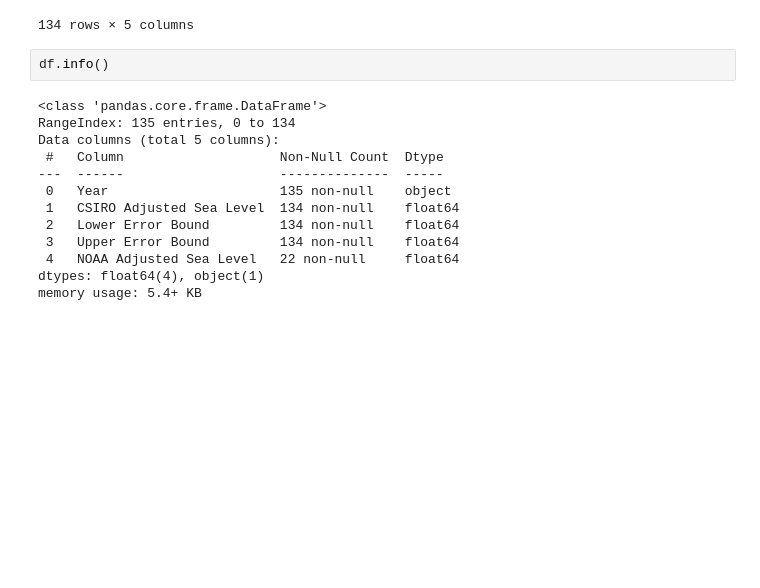
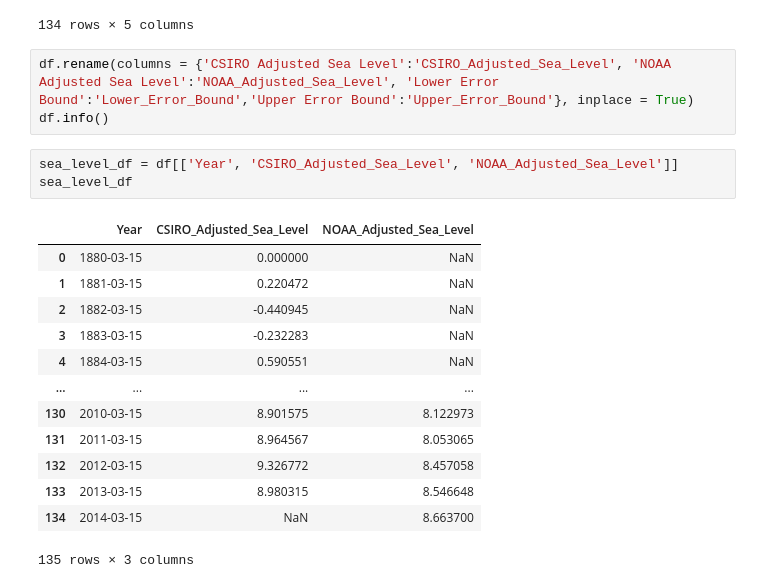
Before and after one commit to ogunsegun/-QHack2023_OGUNTUNNBI-SEGUN, a Jupyter notebook: EG_ABI_DATA_VISUALISATION_COMPETITION_2023.ipynb, the cells around one changed output. Saved outputs shown, nothing was run; the diff lists cells and outputs as text; blank space fills up the shorter version.

```diff
--- a/EG_ABI_DATA_VISUALISATION_COMPETITION_2023.ipynb
+++ b/EG_ABI_DATA_VISUALISATION_COMPETITION_2023.ipynb
@@ -90,18 +129,23 @@ df.head(134)
 | 132 | 2012-03-15 | 9.326772 | 8.992126 | 9.661417 | 8.457058 |
 | 133 | 2013-03-15 | 8.980315 | 8.622047 | 9.338583 | 8.546648 |
 134 rows × 5 columns
-# %%
-df.info()
-# %% [output]
-<class 'pandas.core.frame.DataFrame'>
-RangeIndex: 135 entries, 0 to 134
-Data columns (total 5 columns):
- #   Column                    Non-Null Count  Dtype
----  ------                    --------------  -----
- 0   Year                      135 non-null    object
- 1   CSIRO Adjusted Sea Level  134 non-null    float64
- 2   Lower Error Bound         134 non-null    float64
- 3   Upper Error Bound         134 non-null    float64
- 4   NOAA Adjusted Sea Level   22 non-null     float64
-dtypes: float64(4), object(1)
-memory usage: 5.4+ KB
+# %%
+df.rename(columns = {'CSIRO Adjusted Sea Level':'CSIRO_Adjusted_Sea_Level', 'NOAA Adjusted Sea Level':'NOAA_Adjusted_Sea_Level', 'Lower Error Bound':'Lower_Error_Bound','Upper Error Bound':'Upper_Error_Bound'}, inplace = True)
+df.info()
+# %%
+sea_level_df = df[['Year', 'CSIRO_Adjusted_Sea_Level', 'NOAA_Adjusted_Sea_Level']]
+sea_level_df
+# %% [output]
+|  | Year | CSIRO_Adjusted_Sea_Level | NOAA_Adjusted_Sea_Level |
+| 0 | 1880-03-15 | 0.000000 | NaN |
+| 1 | 1881-03-15 | 0.220472 | NaN |
+| 2 | 1882-03-15 | -0.440945 | NaN |
+| 3 | 1883-03-15 | -0.232283 | NaN |
+| 4 | 1884-03-15 | 0.590551 | NaN |
+| ... | ... | ... | ... |
+| 130 | 2010-03-15 | 8.901575 | 8.122973 |
+| 131 | 2011-03-15 | 8.964567 | 8.053065 |
+| 132 | 2012-03-15 | 9.326772 | 8.457058 |
+| 133 | 2013-03-15 | 8.980315 | 8.546648 |
+| 134 | 2014-03-15 | NaN | 8.663700 |
+135 rows × 3 columns
```
Also changed, not shown: parts of 4 cells of this notebook.
